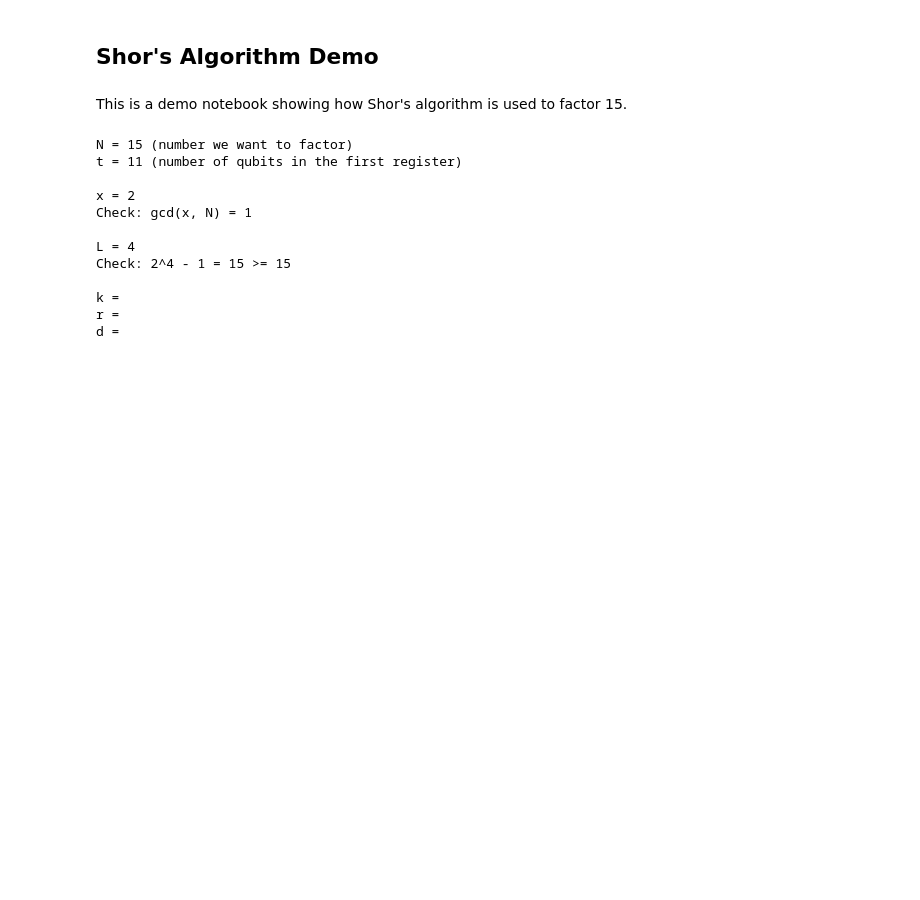
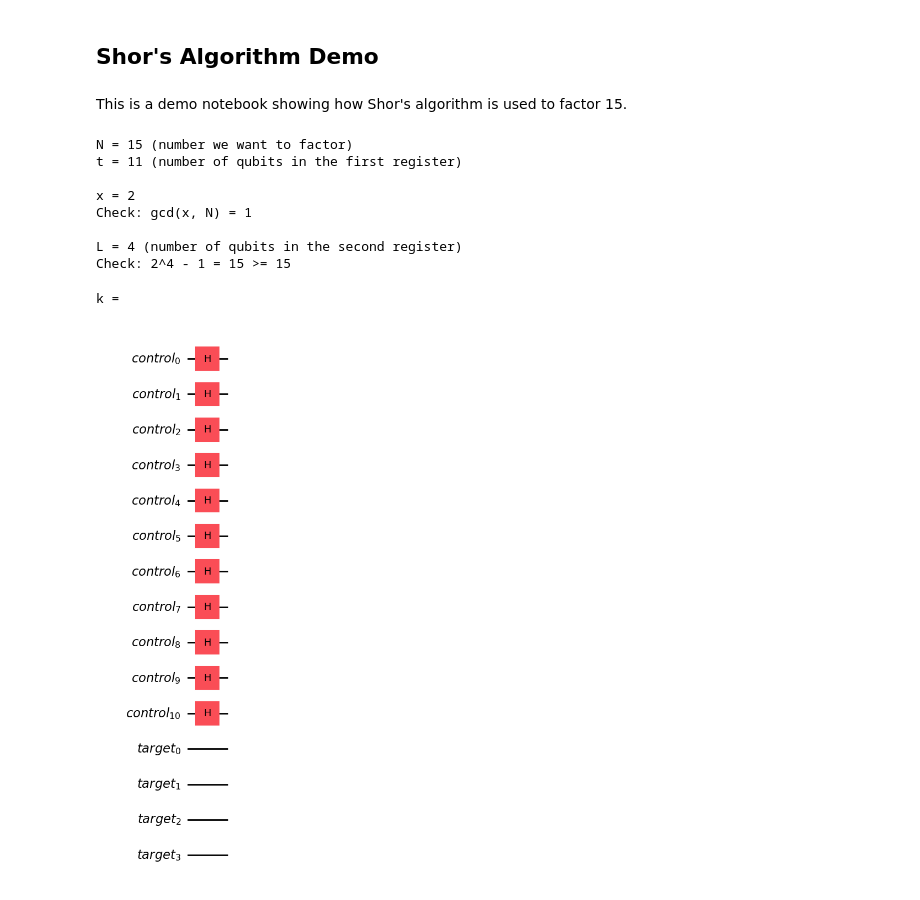
Before and after one commit to GT-Quantum-Computing-Association/LogicalQ, a Jupyter notebook: demos/fragments/ShorAlgorithm.ipynb, the cells around one changed output. Cells and saved outputs as stored; diff of their text form; code cells hidden in the pictures; blank space fills up the shorter version.

```diff
--- a/demos/fragments/ShorAlgorithm.ipynb
+++ b/demos/fragments/ShorAlgorithm.ipynb
@@ -4,6 +4,9 @@
 This is a demo notebook showing how Shor's algorithm is used to factor 15.
 # %%
 from math import gcd
+from qiskit import QuantumCircuit, QuantumRegister
+import matplotlib.pyplot as plt
+from qiskit.quantum_info import Statevector
 import random
 
 N = 15 # N is the number we want to factor
@@ -26,20 +29,8 @@ print(f"Check: gcd(x, N) = {gcd(x, N)}\n")
 # while N > 2**L - 1:
 #     L += 1
 L = N.bit_length()
-print(f"L = {L}")
+print(f"L = {L} (number of qubits in the second register)")
 print(f"Check: 2^{L} - 1 = {2**L - 1} >= {N}\n")
-
-# {Quantum} Step 3, Quantum Phase Estimation: find k such that x^k = 1 (mod N).
-
-print(f"k = ")
-
-# {Classical} Step 4, Continuted Fraction Expansion Algorithm: find r, where r is the period.
-
-print(f"r = ")
-
-# {Classical} Step 5: find d, where d is the decryption key.
-
-print(f"d = ")
 # %% [output]
 N = 15 (number we want to factor)
 t = 11 (number of qubits in the first register)
@@ -47,9 +38,20 @@ t = 11 (number of qubits in the first register)
 x = 2
 Check: gcd(x, N) = 1
 
-L = 4
+L = 4 (number of qubits in the second register)
 Check: 2^4 - 1 = 15 >= 15
-
-k =
-r =
-d =
+# %%
+# {Quantum} Step 3, Quantum Phase Estimation: find k such that x^k = 1 (mod N).
+reg1 = QuantumRegister(t, name="control")   # first register: t qubits (phase estimation)
+reg2 = QuantumRegister(L, name="target")    # second register: L qubits (modular exponentiation)
+qc = QuantumCircuit(reg1, reg2)
+psi = Statevector(qc)
+# psi.draw("latex")
+for i in range(t):
+    qc.h(i)
+
+print(f"k = ")
+qc.draw('mpl')
+# %% [output]
+k =
+[figure, added]
```
Also changed, not shown: parts of 1 cell of this notebook.
